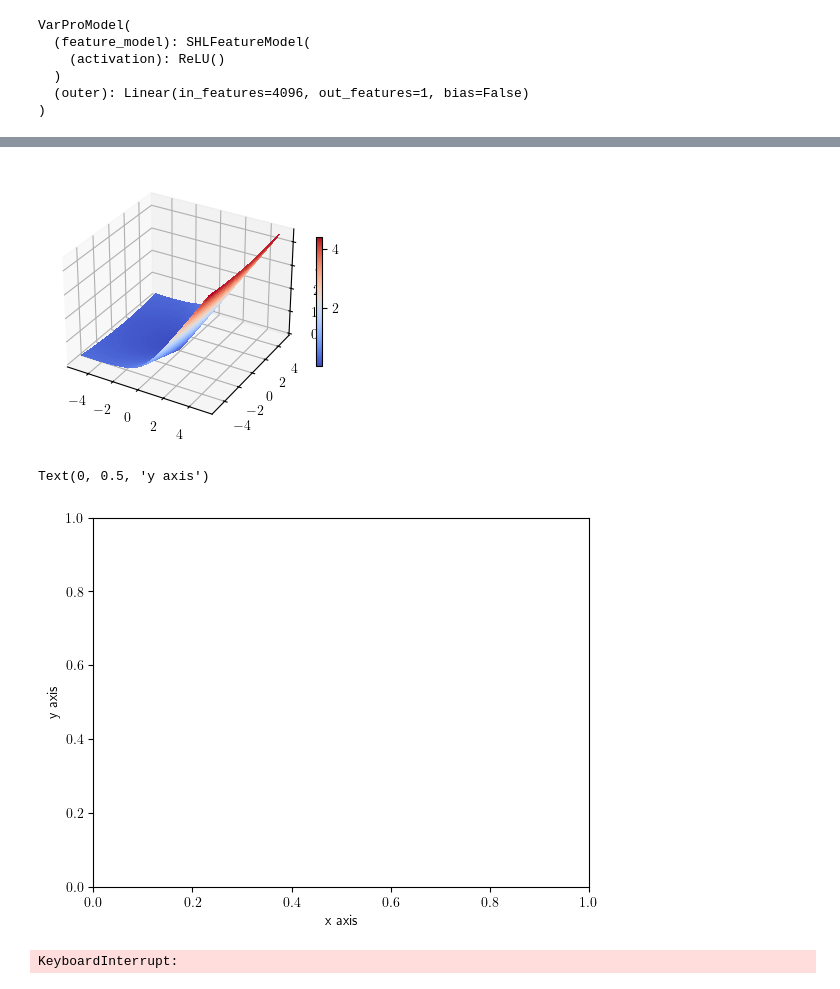
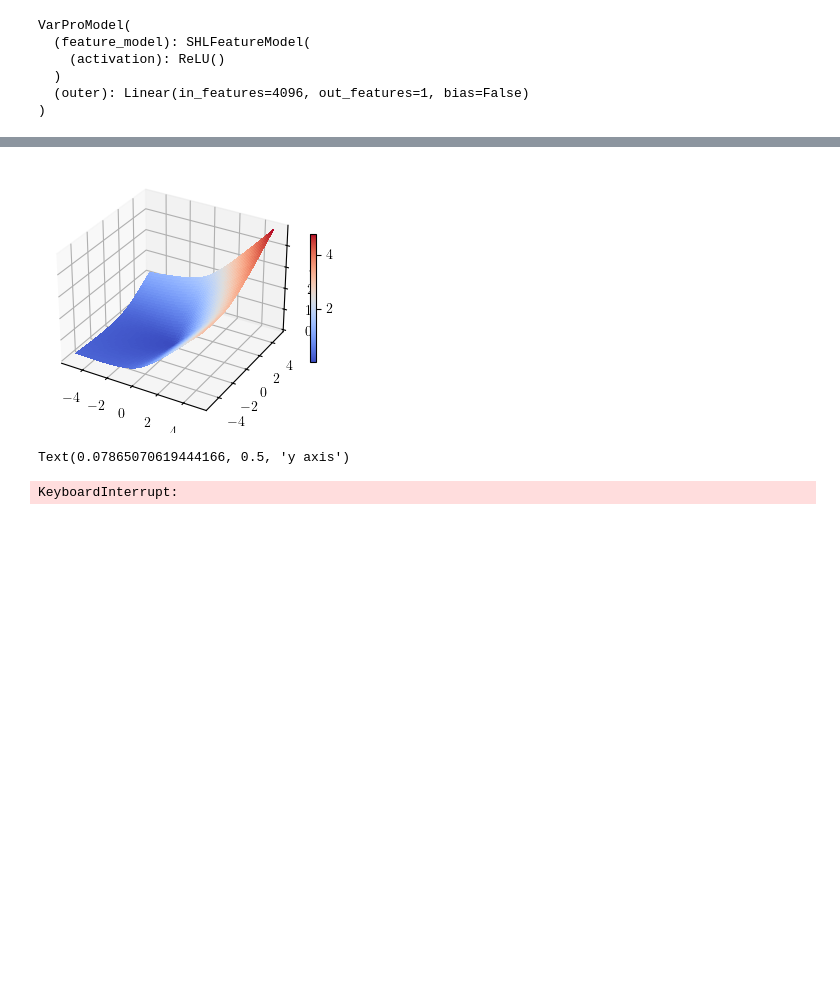
Before and after one commit to rbarboni/VarPro, a Jupyter notebook: VarPro_ReLU_1d/Experiment.ipynb, the cells around one changed output, grey strips where cells are left out. Saved outputs shown, nothing was run; the diff lists cells and outputs as text; code cells hidden in the pictures; blank space fills up the shorter version.

```diff
--- a/VarPro_ReLU_1d/Experiment.ipynb
+++ b/VarPro_ReLU_1d/Experiment.ipynb
@@ -55,17 +53,16 @@ plt.plot(*gaussian_conv(f_teacher, scale=0.05))
 xx, yy, zz = model_plot_2d(teacher, plot=False)
 # %%
 p=0.3
-fig, ax = plt.subplots(subplot_kw={"projection": "3d"}, figsize=(10 * p, 10 * p), constrained_layout=True)
+fig, ax = plt.subplots(subplot_kw={"projection": "3d"}, figsize=(10 * p, 9 * p), constrained_layout=True)
 surf = ax.plot_surface(xx, yy, zz, linewidth=0, antialiased=False, cmap=cm.coolwarm)
 fig.colorbar(surf, fraction=0.025, pad=0.04)
 plt.show()
 plt.xlabel('x axis')
 plt.ylabel('y axis')
 #plt.title('Teacher signal')
 # %% [output]
-[figure, old version]
+[figure, new version]
-Text(0, 0.5, 'y axis')
+Text(0.07865070619444166, 0.5, 'y axis')
-[figure, removed]
 # %%
 # creating the dataset
 N = 4096
```
Also changed, not shown: parts of 2 cells of this notebook, 13 other files.
